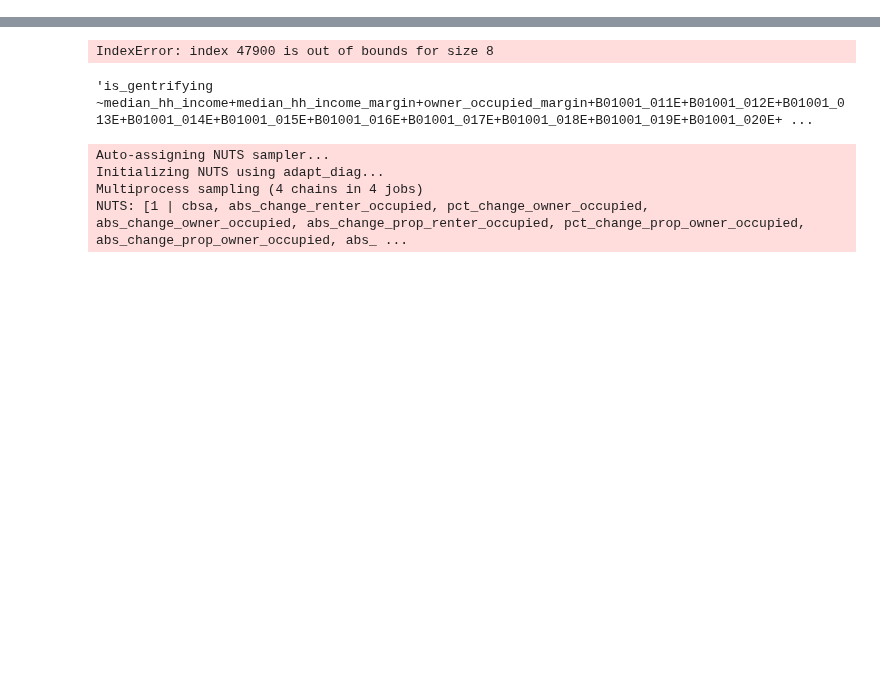
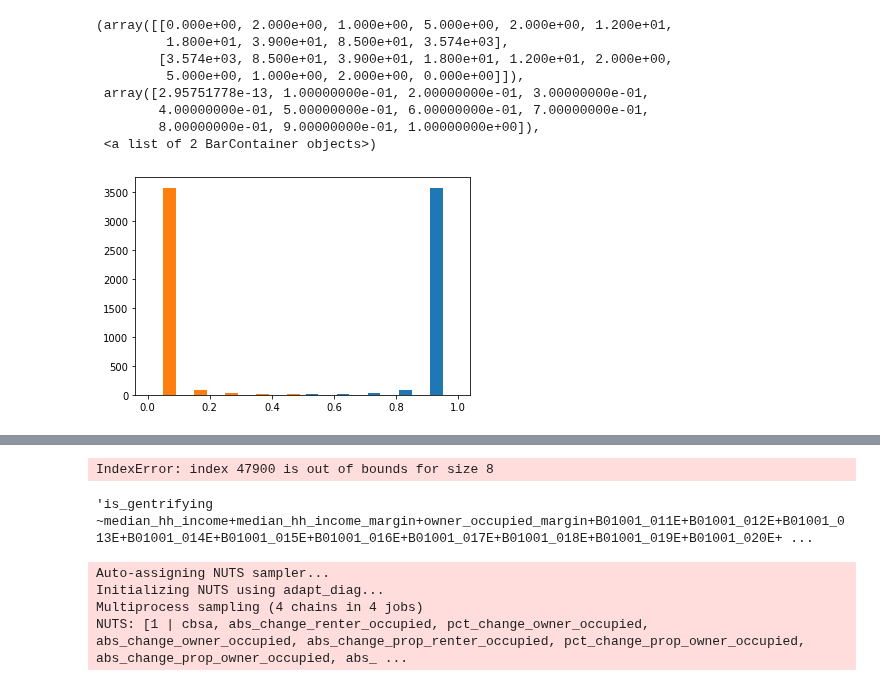
Before and after one commit to gabgilling/Bayesian-Blogs, a Jupyter notebook: neighborhood_change.ipynb, the cells around one changed output, grey strips where cells are left out. Saved outputs shown, nothing was run; the diff lists cells and outputs as text; code cells hidden in the pictures; blank space fills up the shorter version.

```diff
--- a/neighborhood_change.ipynb
+++ b/neighborhood_change.ipynb
@@ -63,6 +68,7 @@ corr_df[abs(corr_df) > 0.8]
 # %%
-X = df.drop(["acs_key", 'fips', 'neighborhood_change', 'is_gentrifying'], axis = 1)
+X = df.drop(["acs_key", 'fips', 'neighborhood_change', 'is_gentrifying', 'is_eligible_gent', 'is_eligible_decl'], axis = 1)
 y = df['is_gentrifying']
 # %%
 num_cbsa = len(df.cbsa.unique())
 cbsa_values = df.cbsa.values
+X.cbsa = X.cbsa.astype(str)
@@ -91,3 +79,6 @@ df.groupby(['cbsa', 'is_gentrifying'])[X.columns].mean()
+# %%
+X = pd.get_dummies(X)
+X_scaled = preprocessing.StandardScaler().fit_transform(X)
 # %%
 df.groupby(['cbsa'])['is_gentrifying'].value_counts()
 # %% [output]
@@ -111,0 +140,3 @@ Name: is_gentrifying, dtype: int64
+# %%
+model = LogisticRegression(fit_intercept = True)
+mdl = model.fit(X_scaled, y)
@@ -111,0 +151,12 @@ Name: is_gentrifying, dtype: int64
+# %%
+plt.hist(mdl.predict_proba(X_scaled))
+# %% [output]
+(array([[0.000e+00, 2.000e+00, 1.000e+00, 5.000e+00, 2.000e+00, 1.200e+01,
+         1.800e+01, 3.900e+01, 8.500e+01, 3.574e+03],
+        [3.574e+03, 8.500e+01, 3.900e+01, 1.800e+01, 1.200e+01, 2.000e+00,
+         5.000e+00, 1.000e+00, 2.000e+00, 0.000e+00]]),
+ array([2.95751778e-13, 1.00000000e-01, 2.00000000e-01, 3.00000000e-01,
+        4.00000000e-01, 5.00000000e-01, 6.00000000e-01, 7.00000000e-01,
+        8.00000000e-01, 9.00000000e-01, 1.00000000e+00]),
+ <a list of 2 BarContainer objects>)
+[figure, added]
```
Also changed, not shown: parts of 25 cells of this notebook, 4 other files.
